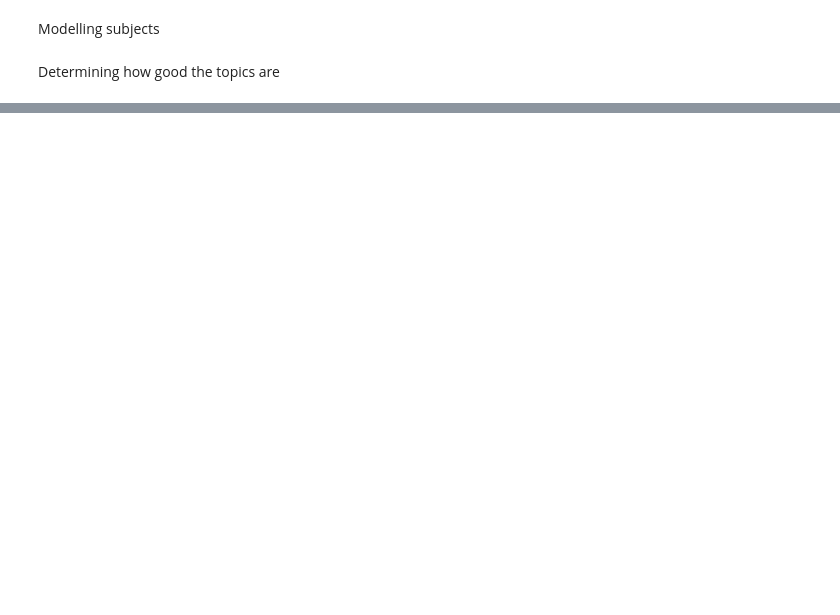
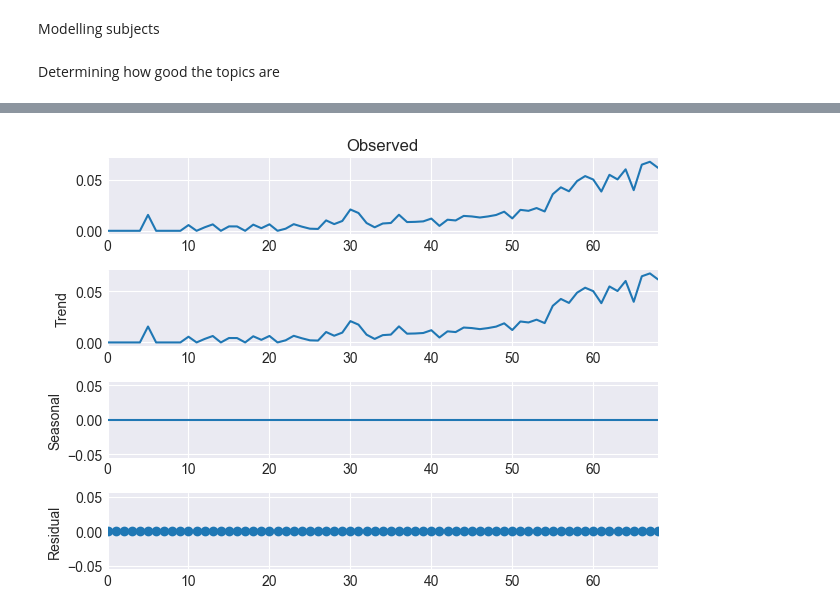
Before and after one commit to mijovicmia/4YP, a Jupyter notebook: finalish.ipynb, the cells around one changed output, grey strips where cells are left out. Cells and saved outputs as stored; diff of their text form; code cells hidden in the pictures; blank space fills up the shorter version.

```diff
--- a/finalish.ipynb
+++ b/finalish.ipynb
@@ -1116,0 +1308,11 @@ def NBClassifier(X,y):
+# %%
+#Seasonality
+from statsmodels.tsa.seasonal import seasonal_decompose
+def testSeasonality(seq):
+    decompose_result_mult = seasonal_decompose(seq, period=1)
+    decompose_result_mult.plot()
+# %%
+testSeasonality(time_seq['LG'])
+plt.savefig('../Graphs/Final/seasonality.png')
+# %% [output]
+[figure, added]
```
Also changed, not shown: parts of 78 cells of this notebook.
